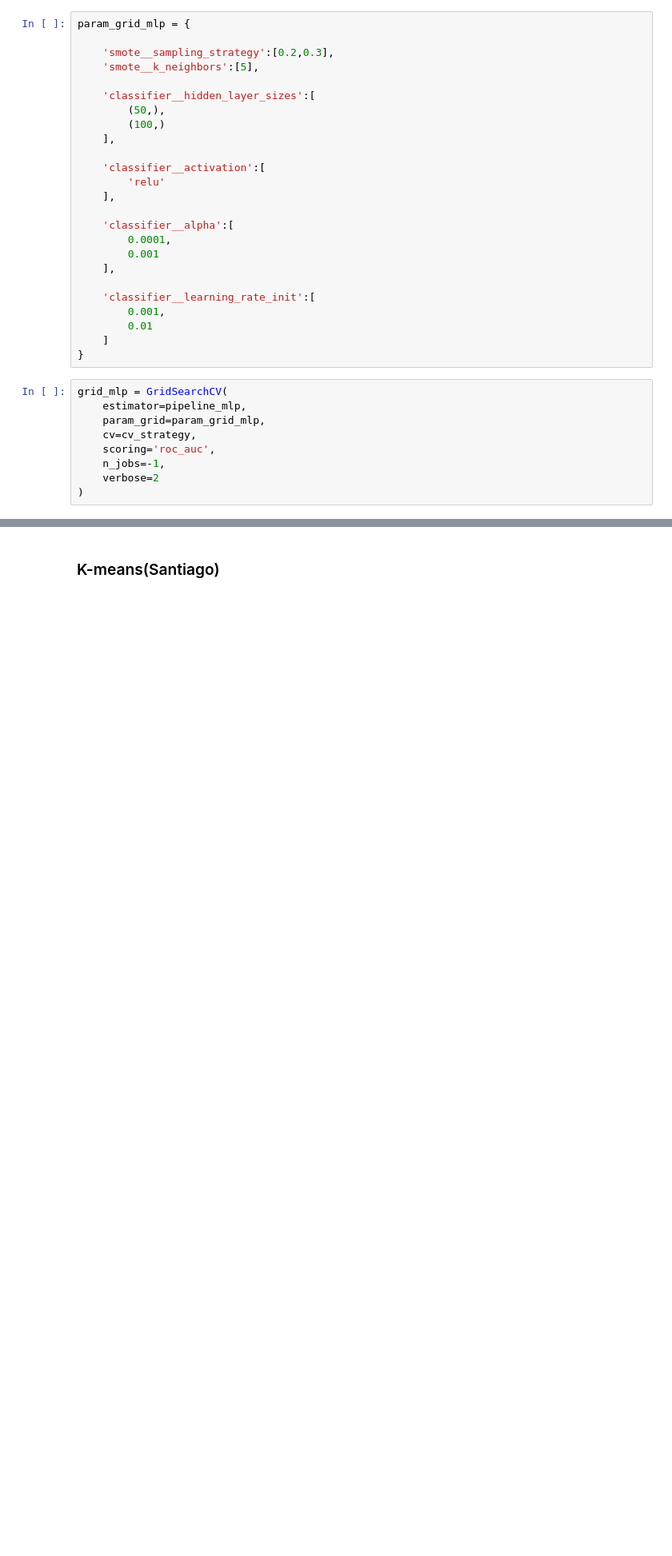
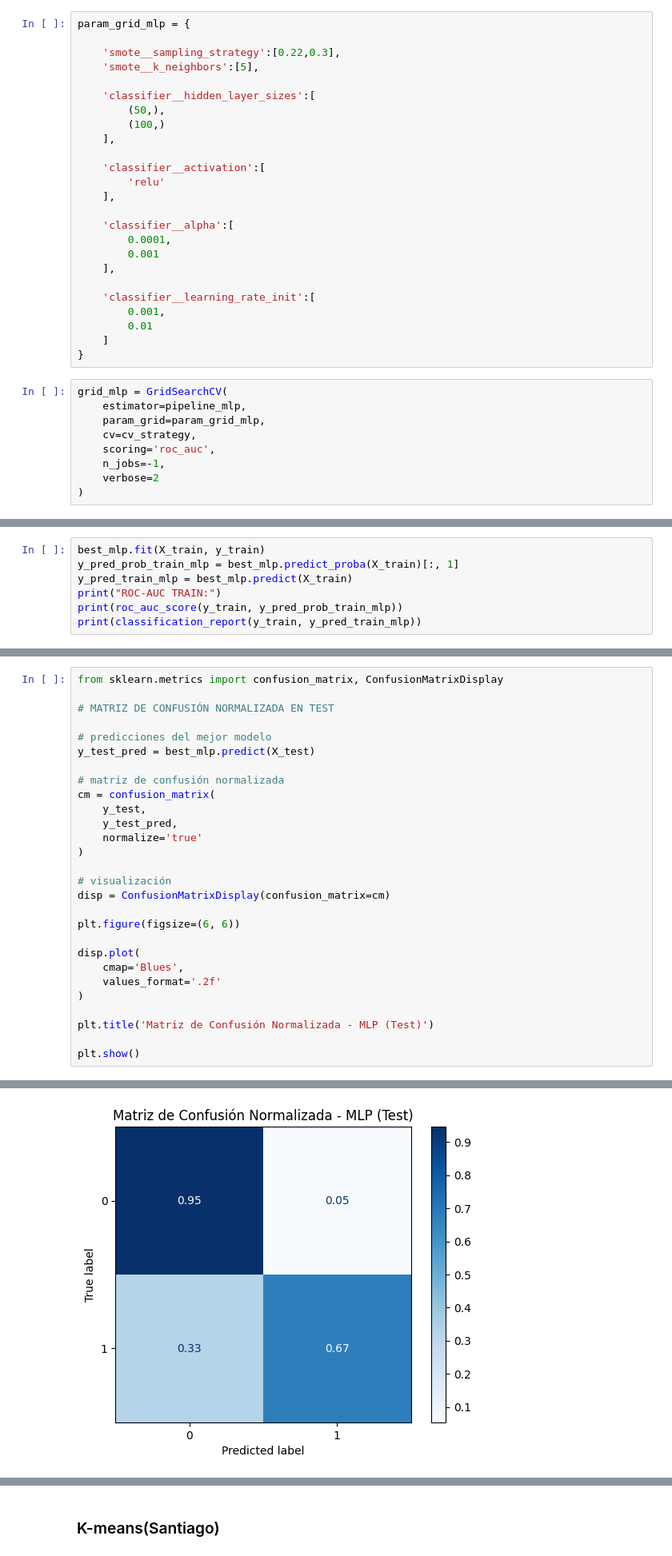
Before and after one commit to MrRichar02/Proyecto-Final-Modelos-2-G04, a Jupyter notebook: desarrollo-proyecto.ipynb, the cells around one changed output, grey strips where cells are left out. Shown at 80% size. Saved outputs shown, nothing was run; the diff lists cells and outputs as text; blank space fills up the shorter version.

Commit message:
Se agrega matriz de confusión y curva de aprendizaje para MLP y K-means

```diff
--- a/desarrollo-proyecto.ipynb
+++ b/desarrollo-proyecto.ipynb
@@ -633,7 +647,7 @@ pipeline_mlp = Pipeline([
 # %%
 param_grid_mlp = {
 
-    'smote__sampling_strategy':[0.2,0.3],
+    'smote__sampling_strategy':[0.22,0.3],
     'smote__k_neighbors':[5],
 
     'classifier__hidden_layer_sizes':[
@@ -719,0 +760,7 @@ weighted avg       0.86      0.86      0.86      2466
+# %%
+best_mlp.fit(X_train, y_train)
+y_pred_prob_train_mlp = best_mlp.predict_proba(X_train)[:, 1]
+y_pred_train_mlp = best_mlp.predict(X_train)
+print("ROC-AUC TRAIN:")
+print(roc_auc_score(y_train, y_pred_prob_train_mlp))
+print(classification_report(y_train, y_pred_train_mlp))
@@ -719,0 +796,29 @@ weighted avg       0.86      0.86      0.86      2466
+# %%
+from sklearn.metrics import confusion_matrix, ConfusionMatrixDisplay
+
+# MATRIZ DE CONFUSIÓN NORMALIZADA EN TEST
+
+# predicciones del mejor modelo
+y_test_pred = best_mlp.predict(X_test)
+
+# matriz de confusión normalizada
+cm = confusion_matrix(
+    y_test,
+    y_test_pred,
+    normalize='true'
+)
+
+# visualización
+disp = ConfusionMatrixDisplay(confusion_matrix=cm)
+
+plt.figure(figsize=(6, 6))
+
+disp.plot(
+    cmap='Blues',
+    values_format='.2f'
+)
+
+plt.title('Matriz de Confusión Normalizada - MLP (Test)')
+
+plt.show()
+# %% [output]
@@ -719,0 +826 @@ weighted avg       0.86      0.86      0.86      2466
+[figure, added]
```
Also changed, not shown: parts of 62 cells of this notebook.
